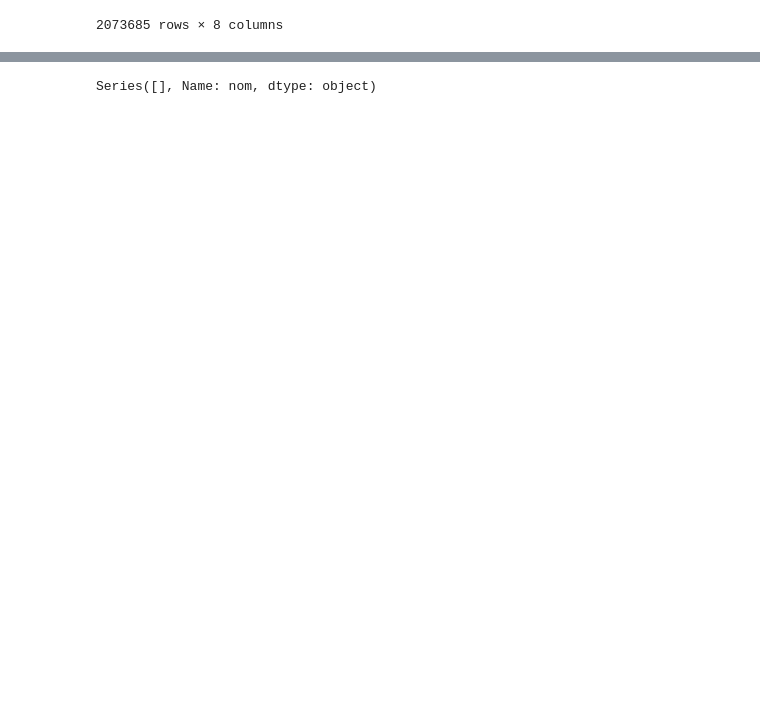
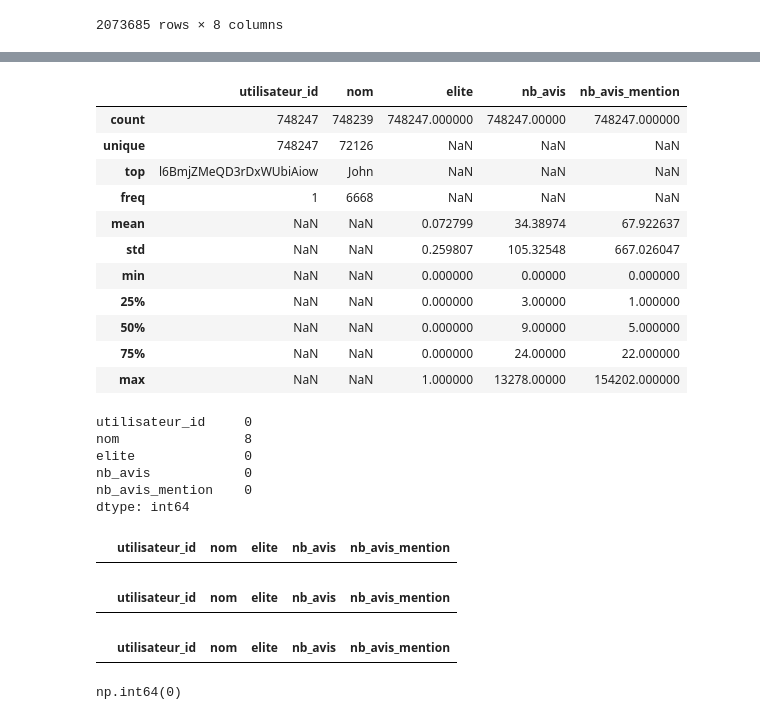
Before and after one commit to Marc-AntoineMercier/420-514-MV-TP03, a Jupyter notebook: nettoyage.ipynb, the cells around one changed output, grey strips where cells are left out. Saved outputs shown, nothing was run; the diff lists cells and outputs as text; code cells hidden in the pictures; blank space fills up the shorter version.

```diff
--- a/nettoyage.ipynb
+++ b/nettoyage.ipynb
@@ -163,4 +235,50 @@ dtype: int64
+# %%
+# Vérification rapide
+df_utilisateurs.describe(include="all")
+
+# Tous des ID Uniques
+# Minimum de 0 et maximum de 1 pour elite
+# Aucun nombre négatif
+# %% [output]
+|  | utilisateur_id | nom | elite | nb_avis | nb_avis_mention |
+| count | 748247 | 748239 | 748247.000000 | 748247.00000 | 748247.000000 |
+| unique | 748247 | 72126 | NaN | NaN | NaN |
+| top | l6BmjZMeQD3rDxWUbiAiow | John | NaN | NaN | NaN |
+| freq | 1 | 6668 | NaN | NaN | NaN |
+| mean | NaN | NaN | 0.072799 | 34.38974 | 67.922637 |
+| std | NaN | NaN | 0.259807 | 105.32548 | 667.026047 |
+| min | NaN | NaN | 0.000000 | 0.00000 | 0.000000 |
+| 25% | NaN | NaN | 0.000000 | 3.00000 | 1.000000 |
+| 50% | NaN | NaN | 0.000000 | 9.00000 | 5.000000 |
+| 75% | NaN | NaN | 0.000000 | 24.00000 | 22.000000 |
+| max | NaN | NaN | 1.000000 | 13278.00000 | 154202.000000 |
 # %%
-print(df_utilisateurs.nom[df_utilisateurs.nom == "NaN"])
+# Vérification des données manquantes
+df_utilisateurs.isna().sum()
 # %% [output]
-Series([], Name: nom, dtype: object)
+utilisateur_id     0
+nom                8
+elite              0
+nb_avis            0
+nb_avis_mention    0
+dtype: int64
+# %%
+# Vérification s'il existe des données autres que 1 ou 0
+df_utilisateurs[(df_utilisateurs['elite'] != 1) & (df_utilisateurs['elite'] != 0)]
+# %% [output]
+|  | utilisateur_id | nom | elite | nb_avis | nb_avis_mention |
+# %%
+# Vérification s'il existe des nombres négatifs
+df_utilisateurs[df_utilisateurs["nb_avis"] < 0]
+# %% [output]
+|  | utilisateur_id | nom | elite | nb_avis | nb_avis_mention |
+# %%
+# Vérification s'il existe des nombres négatifs
+df_utilisateurs[df_utilisateurs["nb_avis_mention"] < 0]
+# %% [output]
+|  | utilisateur_id | nom | elite | nb_avis | nb_avis_mention |
+# %%
+# Vérification s'il existe un ID dupliqué
+df_utilisateurs["utilisateur_id"].duplicated().sum()
+# %% [output]
+np.int64(0)
```
Also changed, not shown: parts of 33 cells of this notebook, 2 other files.
